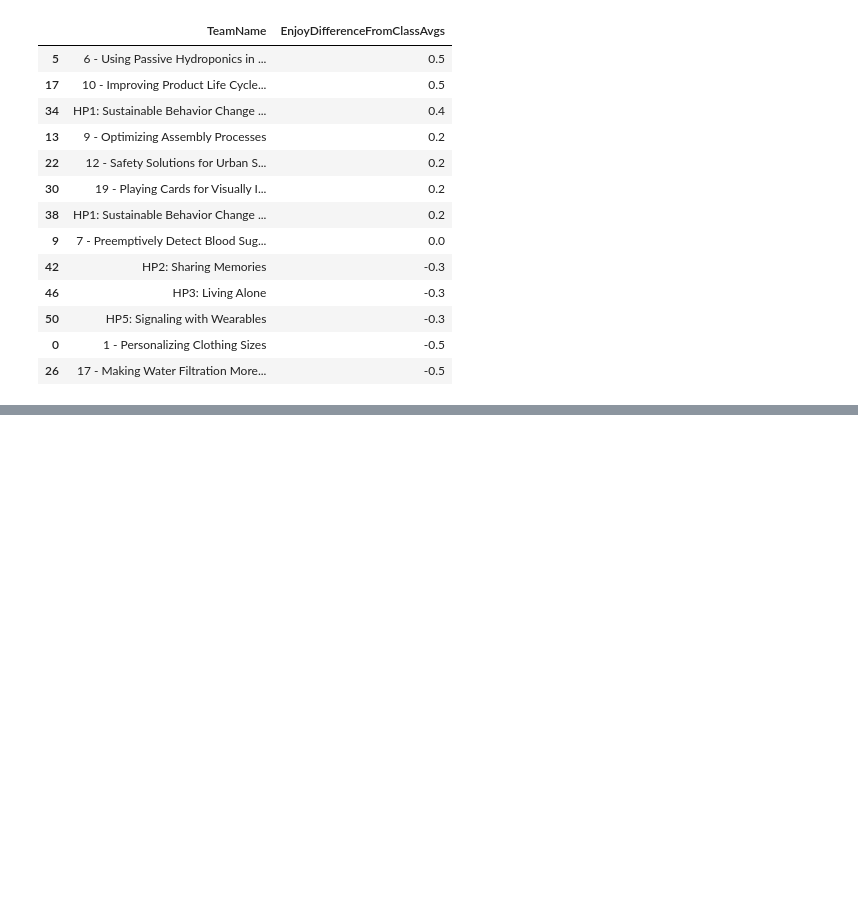
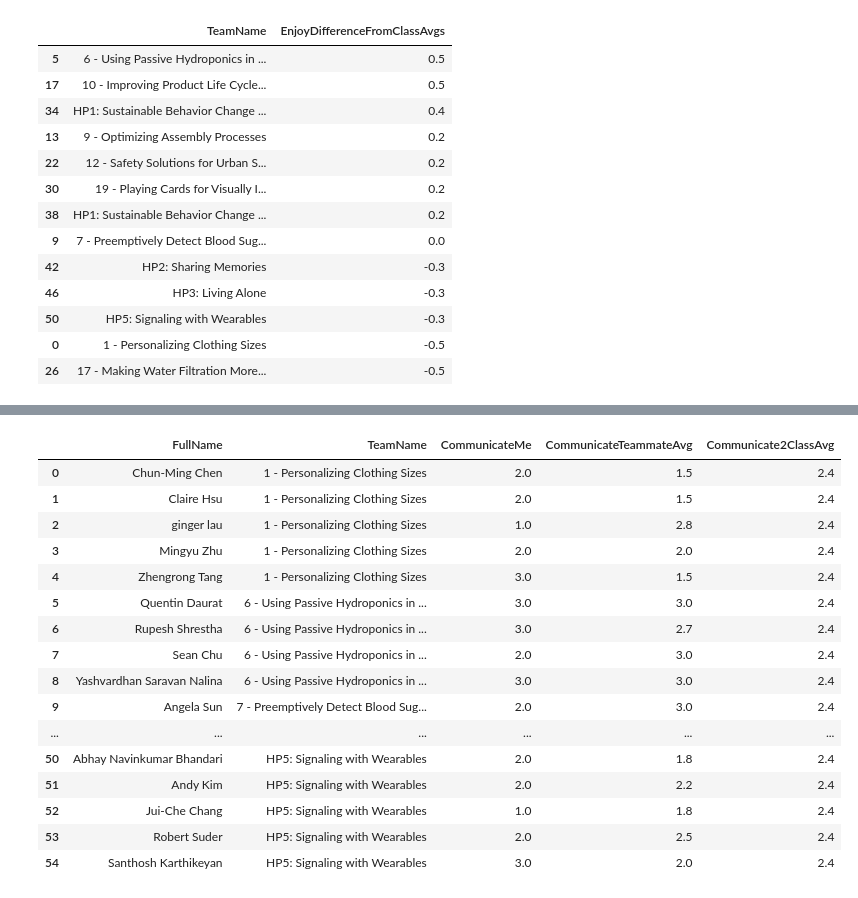
Before and after one commit to teamingbydesign/txd-pipeline, a Jupyter notebook: data/classes/fa23/me292c/check-in-1/ME292C_Faculty_Insights.ipynb, the cells around one changed output, grey strips where cells are left out. Drawn from its saved outputs; the diff is of its cells as text; code cells hidden in the pictures; blank space fills up the shorter version.

```diff
--- a/data/classes/fa23/me292c/check-in-1/ME292C_Faculty_Insights.ipynb
+++ b/data/classes/fa23/me292c/check-in-1/ME292C_Faculty_Insights.ipynb
@@ -147,0 +231,20 @@ tp[["TeamName", "EnjoyDifferenceFromClassAvgs"]].sort_values("EnjoyDifferenceFro
+# %%
+comms.head() #unhead to show no responses
+# %% [output]
+|  | FullName | TeamName | CommunicateMe | CommunicateTeammateAvg | Communicate2ClassAvg |
+| 0 | Chun-Ming Chen | 1 - Personalizing Clothing Sizes | 2.0 | 1.5 | 2.4 |
+| 1 | Claire Hsu | 1 - Personalizing Clothing Sizes | 2.0 | 1.5 | 2.4 |
+| 2 | ginger lau | 1 - Personalizing Clothing Sizes | 1.0 | 2.8 | 2.4 |
+| 3 | Mingyu Zhu | 1 - Personalizing Clothing Sizes | 2.0 | 2.0 | 2.4 |
+| 4 | Zhengrong Tang | 1 - Personalizing Clothing Sizes | 3.0 | 1.5 | 2.4 |
+| 5 | Quentin Daurat | 6 - Using Passive Hydroponics in ... | 3.0 | 3.0 | 2.4 |
+| 6 | Rupesh Shrestha | 6 - Using Passive Hydroponics in ... | 3.0 | 2.7 | 2.4 |
+| 7 | Sean Chu | 6 - Using Passive Hydroponics in ... | 2.0 | 3.0 | 2.4 |
+| 8 | Yashvardhan Saravan Nalina | 6 - Using Passive Hydroponics in ... | 3.0 | 3.0 | 2.4 |
+| 9 | Angela Sun | 7 - Preemptively Detect Blood Sug... | 2.0 | 3.0 | 2.4 |
+| ... | ... | ... | ... | ... | ... |
+| 50 | Abhay Navinkumar Bhandari | HP5: Signaling with Wearables | 2.0 | 1.8 | 2.4 |
+| 51 | Andy Kim | HP5: Signaling with Wearables | 2.0 | 2.2 | 2.4 |
+| 52 | Jui-Che Chang | HP5: Signaling with Wearables | 1.0 | 1.8 | 2.4 |
+| 53 | Robert Suder | HP5: Signaling with Wearables | 2.0 | 2.5 | 2.4 |
+| 54 | Santhosh Karthikeyan | HP5: Signaling with Wearables | 3.0 | 2.0 | 2.4 |
```
Also changed, not shown: parts of 37 cells of this notebook, 5 other files.
